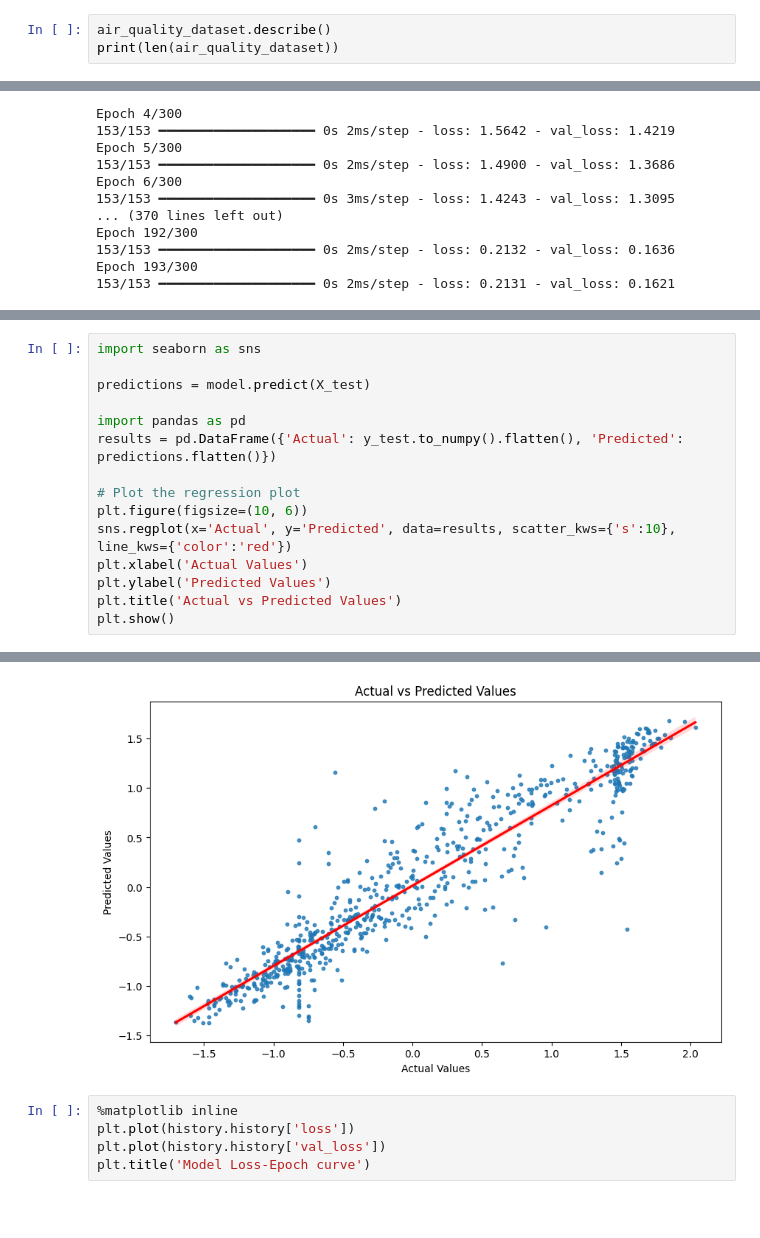
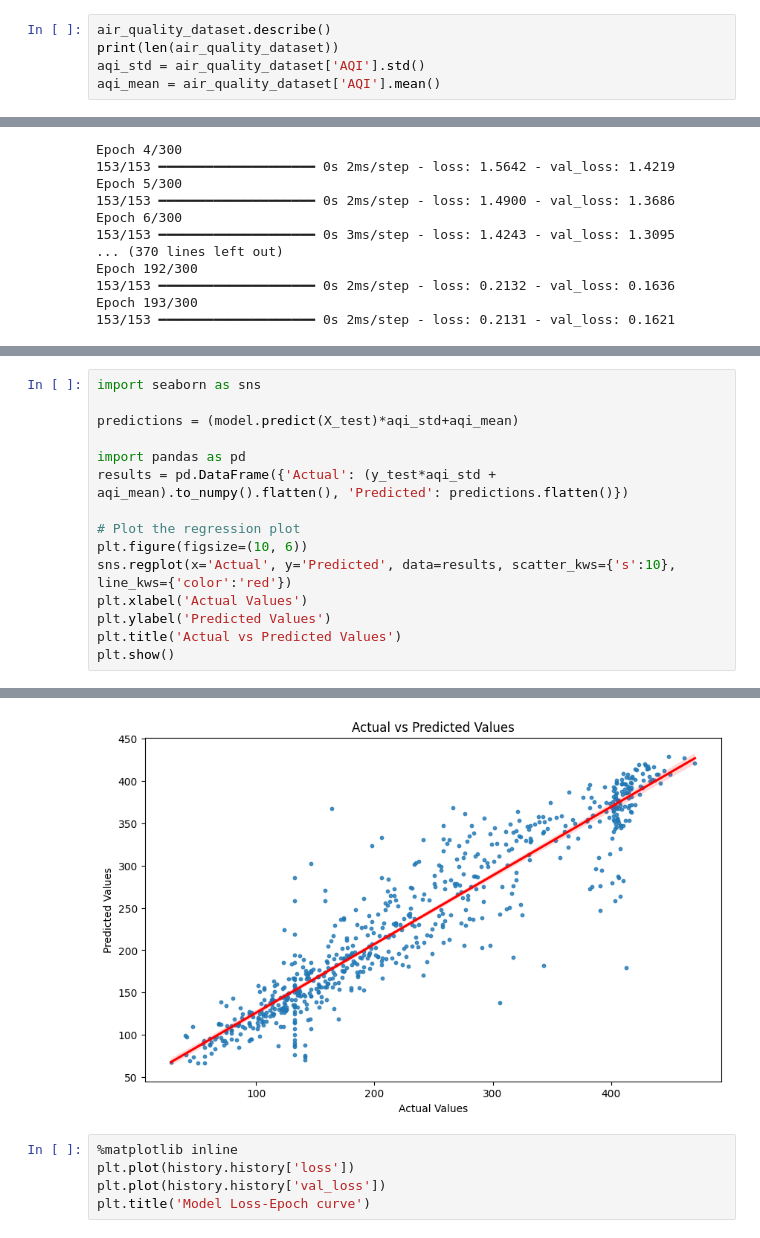
Before and after one commit to Akshat-Shu/Air-Quality-Prediction, a Jupyter notebook: main.ipynb, the cells around one changed output, grey strips where cells are left out. Saved outputs shown, nothing was run; the diff lists cells and outputs as text; blank space fills up the shorter version.

Commit message:
Rescale z-scores to evaluation of model

```diff
--- a/main.ipynb
+++ b/main.ipynb
@@ -156,6 +156,8 @@ air_quality_dataset.reset_index(drop=True, inplace=True)
 # %%
 air_quality_dataset.describe()
 print(len(air_quality_dataset))
+aqi_std = air_quality_dataset['AQI'].std()
+aqi_mean = air_quality_dataset['AQI'].mean()
 # %% [output]
 8991
 # %% [markdown]
@@ -258,10 +260,10 @@ R^2 Score: 0.8712888956069946
 # %%
 import seaborn as sns
 
-predictions = model.predict(X_test)
+predictions = (model.predict(X_test)*aqi_std+aqi_mean)
 
 import pandas as pd
-results = pd.DataFrame({'Actual': y_test.to_numpy().flatten(), 'Predicted': predictions.flatten()})
+results = pd.DataFrame({'Actual': (y_test*aqi_std + aqi_mean).to_numpy().flatten(), 'Predicted': predictions.flatten()})
 
 # Plot the regression plot
 plt.figure(figsize=(10, 6))
@@ -275,4 +277,4 @@ plt.show()
-[figure, old version]
+[figure, new version]
 # %%
 %matplotlib inline
 plt.plot(history.history['loss'])
```
Also changed, not shown: parts of 2 cells of this notebook.
